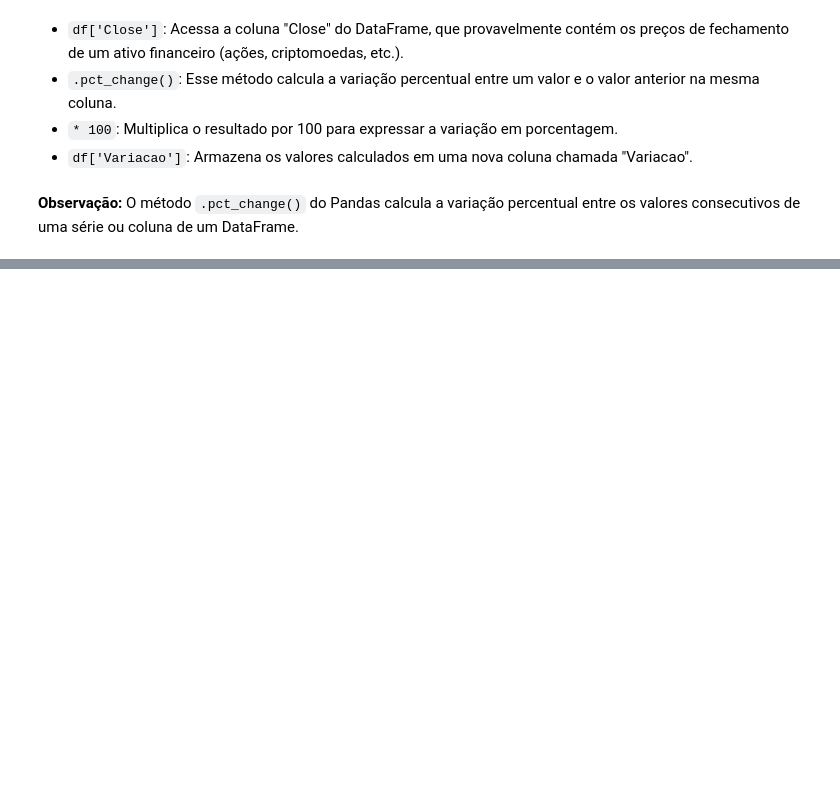
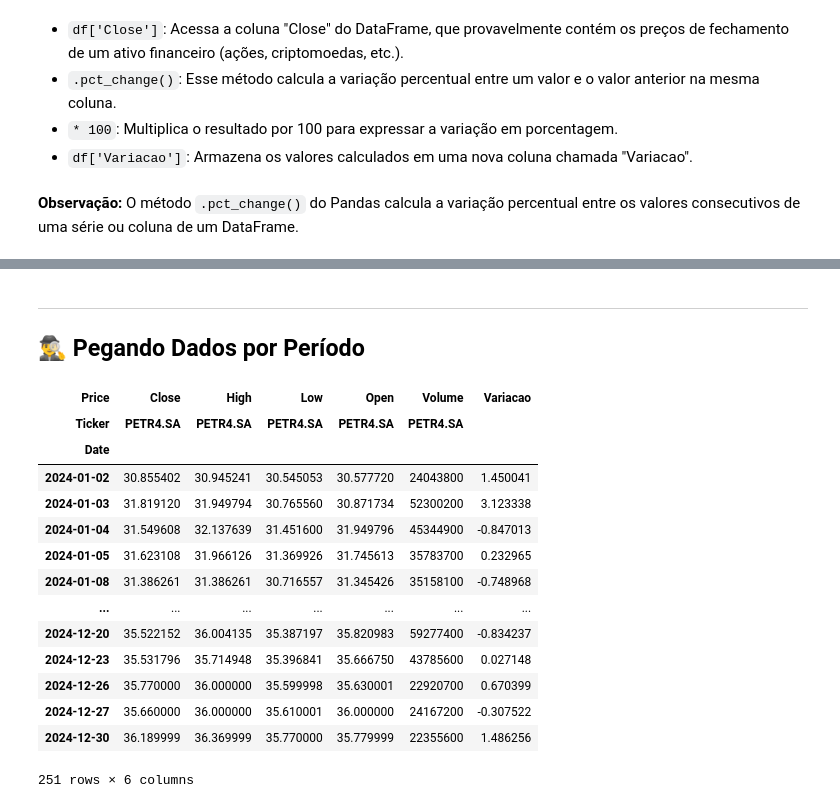
Before and after one commit to MarcosWinther/project-pandas-python-Petrobas-stock-exchange, a Jupyter notebook: code_manipulando_dados_bolsa_de_valores/BOLSA_DE_VALORES.ipynb, the cells around one changed output, grey strips where cells are left out. Drawn from its saved outputs; the diff is of its cells as text; code cells hidden in the pictures; blank space fills up the shorter version.

```diff
--- a/code_manipulando_dados_bolsa_de_valores/BOLSA_DE_VALORES.ipynb
+++ b/code_manipulando_dados_bolsa_de_valores/BOLSA_DE_VALORES.ipynb
@@ -179,0 +242,23 @@ df.head()
+# %% [markdown]
+---
+
+## 🕵️‍♂️ Pegando Dados por Período
+# %%
+## Pegando dados de 2024
+df[df.index.year == 2024]
+# %% [output]
+| Price | Close | High | Low | Open | Volume | Variacao |
+| Ticker | PETR4.SA | PETR4.SA | PETR4.SA | PETR4.SA | PETR4.SA |  |
+| Date |  |  |  |  |  |  |
+| 2024-01-02 | 30.855402 | 30.945241 | 30.545053 | 30.577720 | 24043800 | 1.450041 |
+| 2024-01-03 | 31.819120 | 31.949794 | 30.765560 | 30.871734 | 52300200 | 3.123338 |
+| 2024-01-04 | 31.549608 | 32.137639 | 31.451600 | 31.949796 | 45344900 | -0.847013 |
+| 2024-01-05 | 31.623108 | 31.966126 | 31.369926 | 31.745613 | 35783700 | 0.232965 |
+| 2024-01-08 | 31.386261 | 31.386261 | 30.716557 | 31.345426 | 35158100 | -0.748968 |
+| ... | ... | ... | ... | ... | ... | ... |
+| 2024-12-20 | 35.522152 | 36.004135 | 35.387197 | 35.820983 | 59277400 | -0.834237 |
+| 2024-12-23 | 35.531796 | 35.714948 | 35.396841 | 35.666750 | 43785600 | 0.027148 |
+| 2024-12-26 | 35.770000 | 36.000000 | 35.599998 | 35.630001 | 22920700 | 0.670399 |
+| 2024-12-27 | 35.660000 | 36.000000 | 35.610001 | 36.000000 | 24167200 | -0.307522 |
+| 2024-12-30 | 36.189999 | 36.369999 | 35.770000 | 35.779999 | 22355600 | 1.486256 |
+251 rows × 6 columns
```
Also changed, not shown: parts of 27 cells of this notebook.
